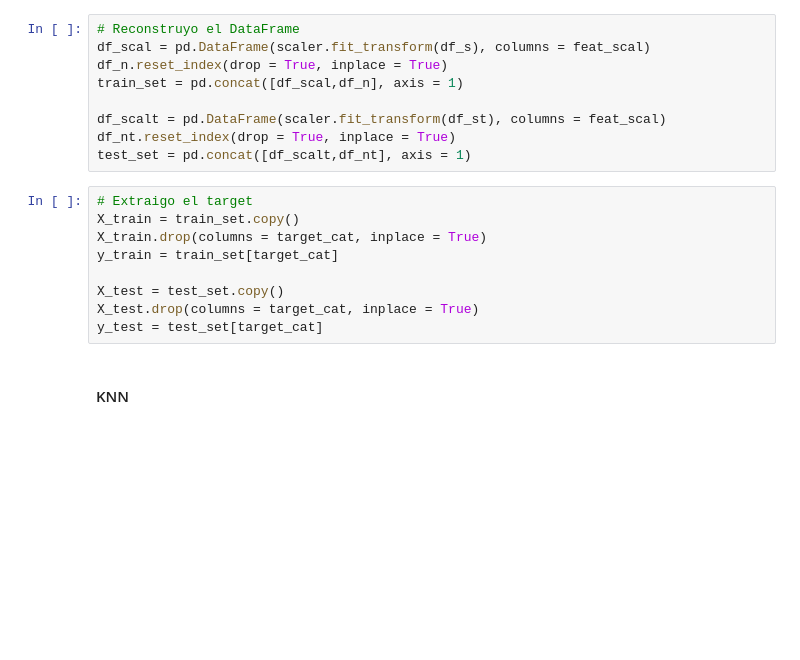
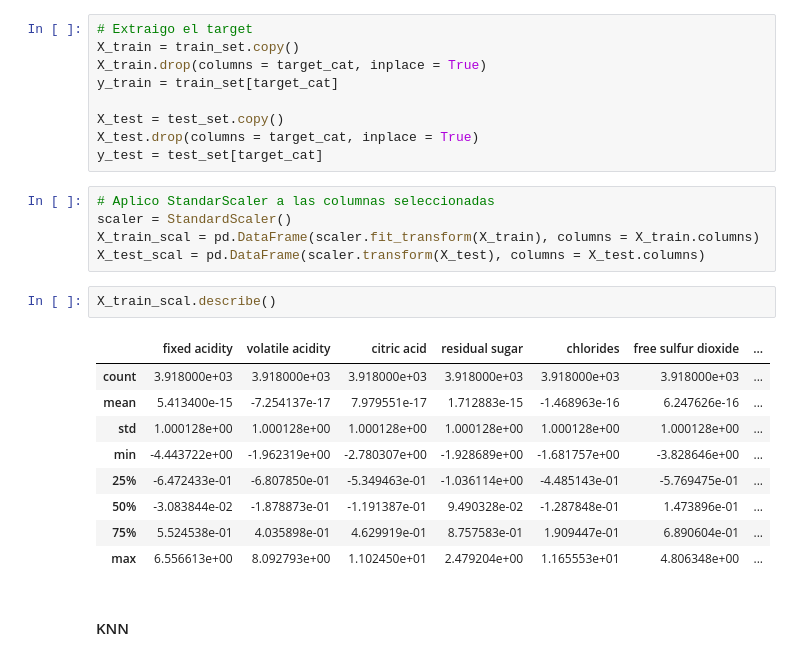
Before and after one commit to AntGV/ONLINE_DS_THEBRIDGE_WorkSpace, a Jupyter notebook: Sprint_12/Unidad_02/Practica_Obligatoria/18_Practica_Obligatoria_Repaso_Aprendizaje_Supervisado.ipynb, the cells around one changed output. Saved outputs shown, nothing was run; the diff lists cells and outputs as text; blank space fills up the shorter version.

```diff
--- a/Sprint_12/Unidad_02/Practica_Obligatoria/18_Practica_Obligatoria_Repaso_Aprendizaje_Supervisado.ipynb
+++ b/Sprint_12/Unidad_02/Practica_Obligatoria/18_Practica_Obligatoria_Repaso_Aprendizaje_Supervisado.ipynb
@@ -166,12 +211,3 @@ df_nt = test_set[feat_nscal]
-# %%
-# Reconstruyo el DataFrame
-df_scal = pd.DataFrame(scaler.fit_transform(df_s), columns = feat_scal)
-df_n.reset_index(drop = True, inplace = True)
-train_set = pd.concat([df_scal,df_n], axis = 1)
-
-df_scalt = pd.DataFrame(scaler.fit_transform(df_st), columns = feat_scal)
-df_nt.reset_index(drop = True, inplace = True)
-test_set = pd.concat([df_scalt,df_nt], axis = 1)
 # %%
 # Extraigo el target
 X_train = train_set.copy()
@@ -181,6 +217,23 @@ y_train = train_set[target_cat]
 X_test = test_set.copy()
 X_test.drop(columns = target_cat, inplace = True)
 y_test = test_set[target_cat]
+# %%
+# Aplico StandarScaler a las columnas seleccionadas
+scaler = StandardScaler()
+X_train_scal = pd.DataFrame(scaler.fit_transform(X_train), columns = X_train.columns)
+X_test_scal = pd.DataFrame(scaler.transform(X_test), columns = X_test.columns)
+# %%
+X_train_scal.describe()
+# %% [output]
+|  | fixed acidity | volatile acidity | citric acid | residual sugar | chlorides | free sulfur dioxide | ... |
+| count | 3.918000e+03 | 3.918000e+03 | 3.918000e+03 | 3.918000e+03 | 3.918000e+03 | 3.918000e+03 | ... |
+| mean | 5.413400e-15 | -7.254137e-17 | 7.979551e-17 | 1.712883e-15 | -1.468963e-16 | 6.247626e-16 | ... |
+| std | 1.000128e+00 | 1.000128e+00 | 1.000128e+00 | 1.000128e+00 | 1.000128e+00 | 1.000128e+00 | ... |
+| min | -4.443722e+00 | -1.962319e+00 | -2.780307e+00 | -1.928689e+00 | -1.681757e+00 | -3.828646e+00 | ... |
+| 25% | -6.472433e-01 | -6.807850e-01 | -5.349463e-01 | -1.036114e+00 | -4.485143e-01 | -5.769475e-01 | ... |
+| 50% | -3.083844e-02 | -1.878873e-01 | -1.191387e-01 | 9.490328e-02 | -1.287848e-01 | 1.473896e-01 | ... |
+| 75% | 5.524538e-01 | 4.035898e-01 | 4.629919e-01 | 8.757583e-01 | 1.909447e-01 | 6.890604e-01 | ... |
+| max | 6.556613e+00 | 8.092793e+00 | 1.102450e+01 | 2.479204e+00 | 1.165553e+01 | 4.806348e+00 | ... |
 # %% [markdown]
 #### KNN
 # %%
```
Also changed, not shown: parts of 48 cells of this notebook.
